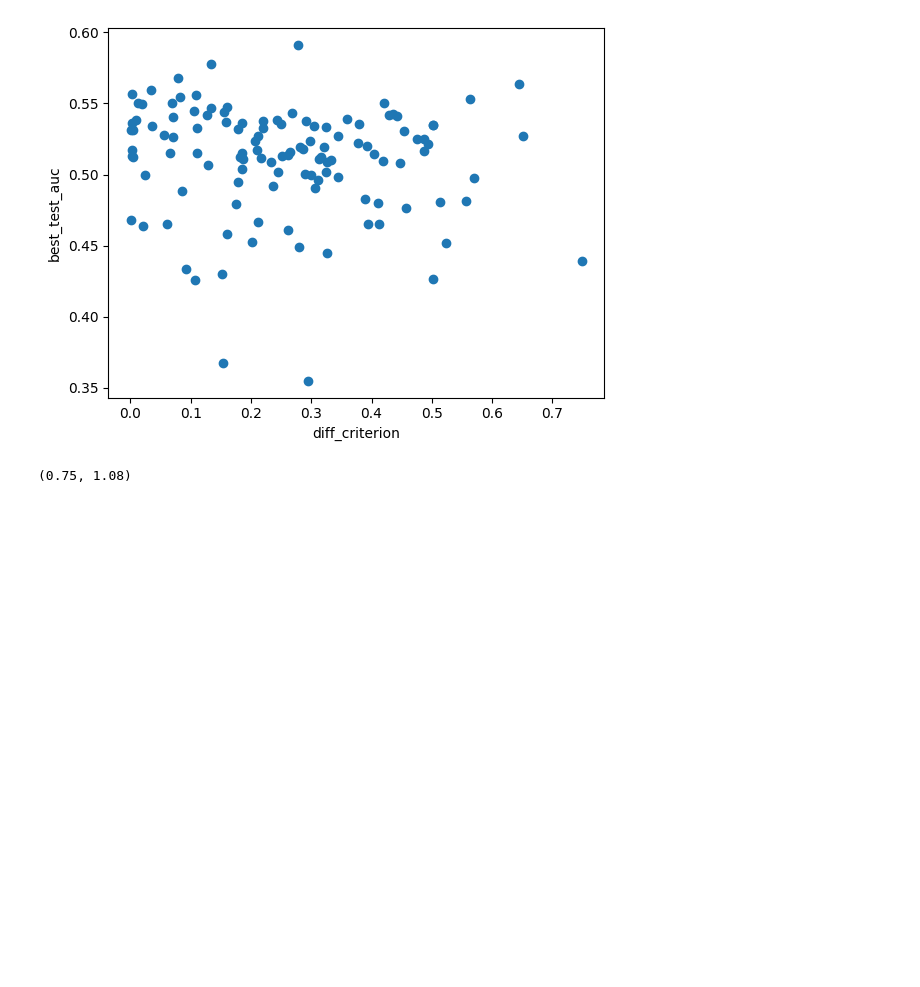
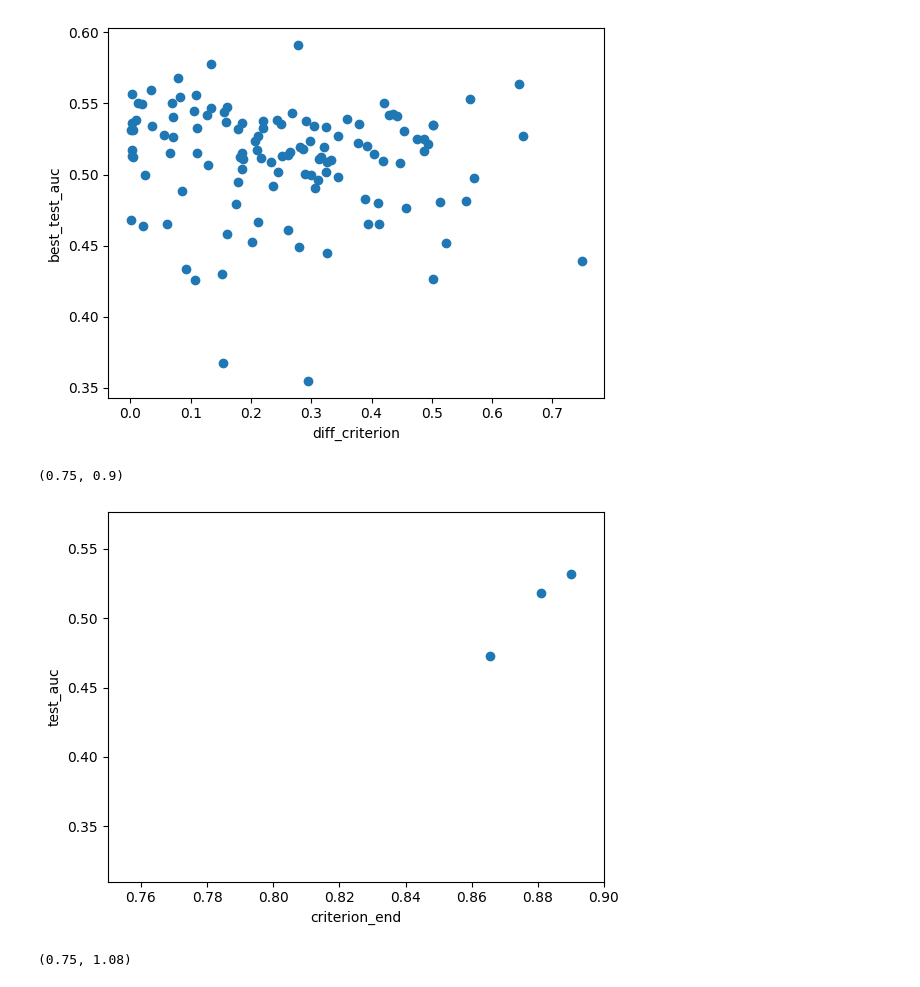
Before and after one commit to neurospin-projects/2023_agaudin_jchavas_folding_supervised, a Jupyter notebook: contrastive/notebooks/bdd_analysis_Flanker_shuffled.ipynb, the cells around one changed output. Cells and saved outputs as stored; diff of their text form; code cells hidden in the pictures; blank space fills up the shorter version.

```diff
--- a/contrastive/notebooks/bdd_analysis_Flanker_shuffled.ipynb
+++ b/contrastive/notebooks/bdd_analysis_Flanker_shuffled.ipynb
@@ -60,6 +60,14 @@ plt.ylabel("best_test_auc")
 # %% [output]
 Text(0, 0.5, 'best_test_auc')
 [figure]
+# %%
+plt.scatter(bdd["criterion_end"], bdd.test_auc)
+plt.xlabel("criterion_end")
+plt.ylabel("test_auc")
+plt.xlim((0.75,0.9))
+# %% [output]
+(0.75, 0.9)
+[figure, added]
 # %%
 plt.scatter(bdd.criterion, bdd.test_auc)
 plt.xlabel("criterion")
```
Also changed, not shown: parts of 1 cell of this notebook, 3 other files.
